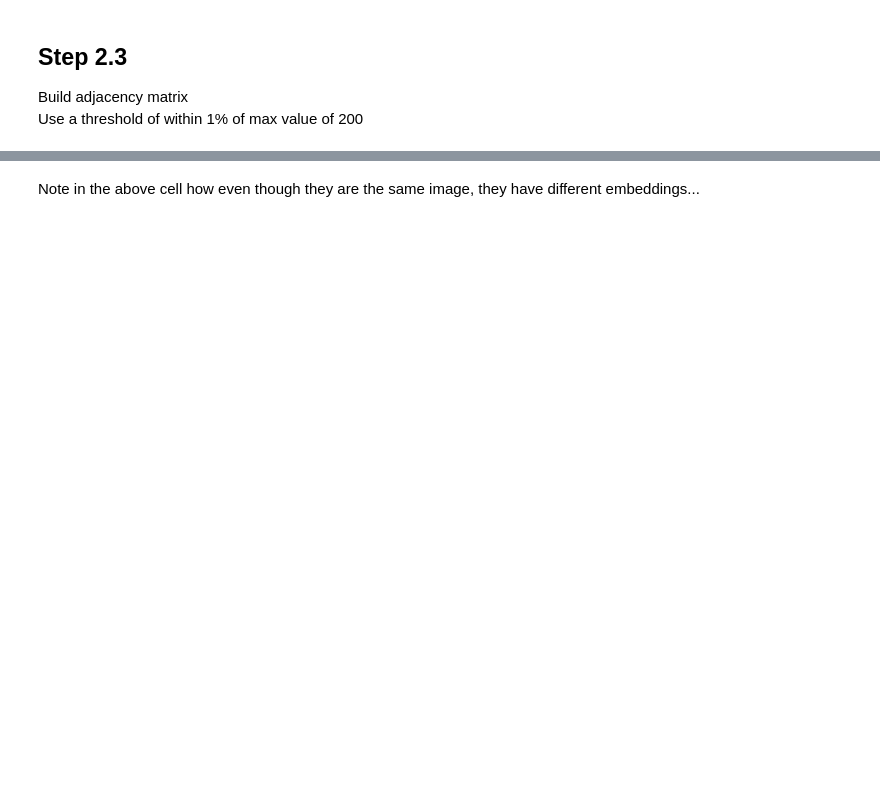
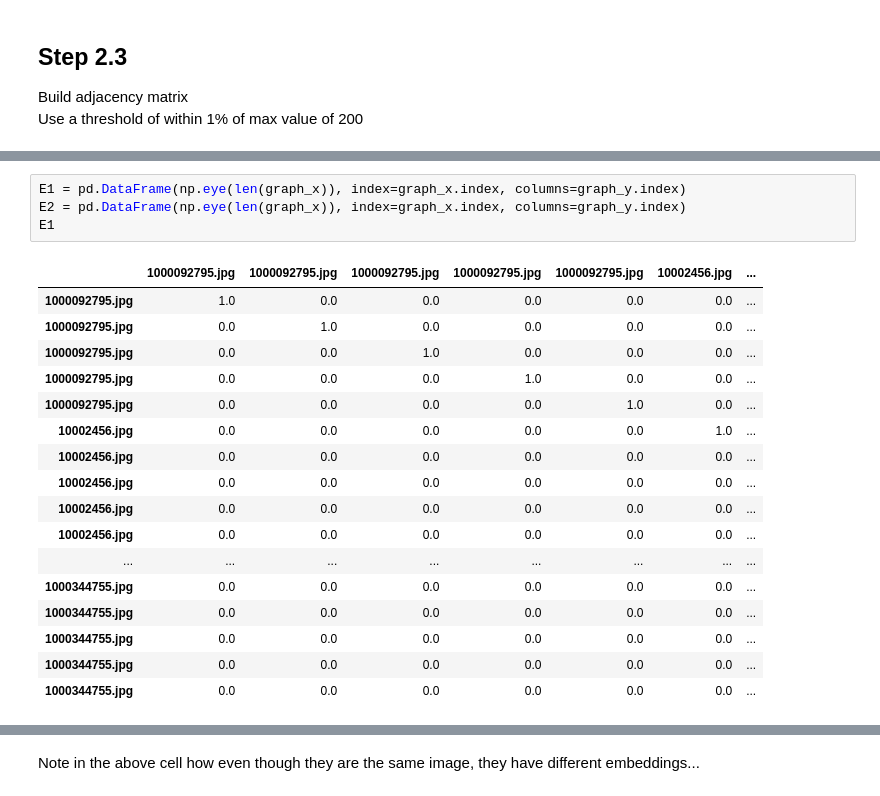
Before and after one commit to blake2703/image-text-retrieval, a Jupyter notebook: Unsupervised entity alignment for text-image retrieval.ipynb, the cells around one changed output, grey strips where cells are left out. Drawn from its saved outputs; the diff is of its cells as text; blank space fills up the shorter version.

```diff
--- a/Unsupervised entity alignment for text-image retrieval.ipynb
+++ b/Unsupervised entity alignment for text-image retrieval.ipynb
@@ -517,0 +599,22 @@ N2
+# %%
+E1 = pd.DataFrame(np.eye(len(graph_x)), index=graph_x.index, columns=graph_y.index)
+E2 = pd.DataFrame(np.eye(len(graph_x)), index=graph_x.index, columns=graph_y.index)
+E1
+# %% [output]
+|  | 1000092795.jpg | 1000092795.jpg | 1000092795.jpg | 1000092795.jpg | 1000092795.jpg | 10002456.jpg | ... |
+| 1000092795.jpg | 1.0 | 0.0 | 0.0 | 0.0 | 0.0 | 0.0 | ... |
+| 1000092795.jpg | 0.0 | 1.0 | 0.0 | 0.0 | 0.0 | 0.0 | ... |
+| 1000092795.jpg | 0.0 | 0.0 | 1.0 | 0.0 | 0.0 | 0.0 | ... |
+| 1000092795.jpg | 0.0 | 0.0 | 0.0 | 1.0 | 0.0 | 0.0 | ... |
+| 1000092795.jpg | 0.0 | 0.0 | 0.0 | 0.0 | 1.0 | 0.0 | ... |
+| 10002456.jpg | 0.0 | 0.0 | 0.0 | 0.0 | 0.0 | 1.0 | ... |
+| 10002456.jpg | 0.0 | 0.0 | 0.0 | 0.0 | 0.0 | 0.0 | ... |
+| 10002456.jpg | 0.0 | 0.0 | 0.0 | 0.0 | 0.0 | 0.0 | ... |
+| 10002456.jpg | 0.0 | 0.0 | 0.0 | 0.0 | 0.0 | 0.0 | ... |
+| 10002456.jpg | 0.0 | 0.0 | 0.0 | 0.0 | 0.0 | 0.0 | ... |
+| ... | ... | ... | ... | ... | ... | ... | ... |
+| 1000344755.jpg | 0.0 | 0.0 | 0.0 | 0.0 | 0.0 | 0.0 | ... |
+| 1000344755.jpg | 0.0 | 0.0 | 0.0 | 0.0 | 0.0 | 0.0 | ... |
+| 1000344755.jpg | 0.0 | 0.0 | 0.0 | 0.0 | 0.0 | 0.0 | ... |
+| 1000344755.jpg | 0.0 | 0.0 | 0.0 | 0.0 | 0.0 | 0.0 | ... |
+| 1000344755.jpg | 0.0 | 0.0 | 0.0 | 0.0 | 0.0 | 0.0 | ... |
```
Also changed, not shown: parts of 16 cells of this notebook.
